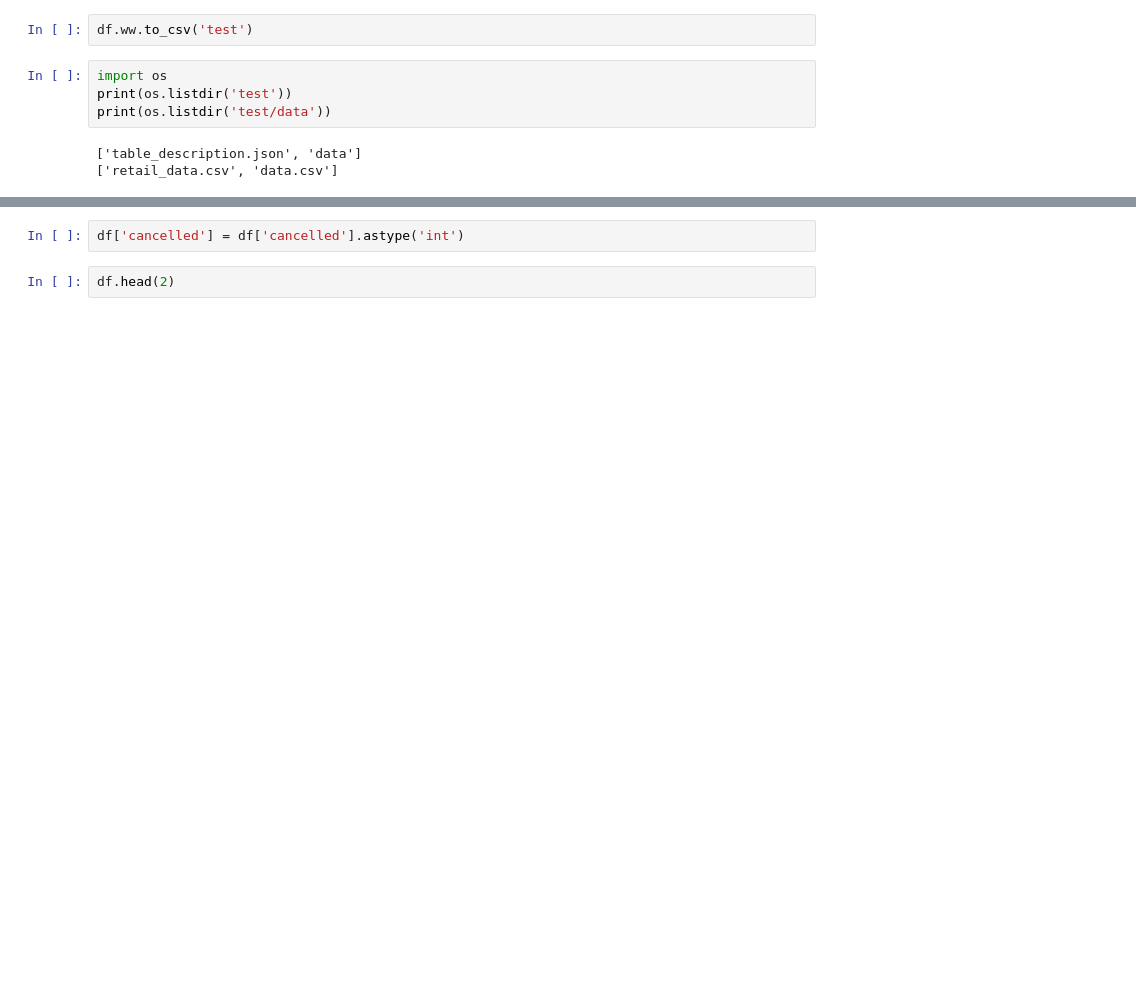
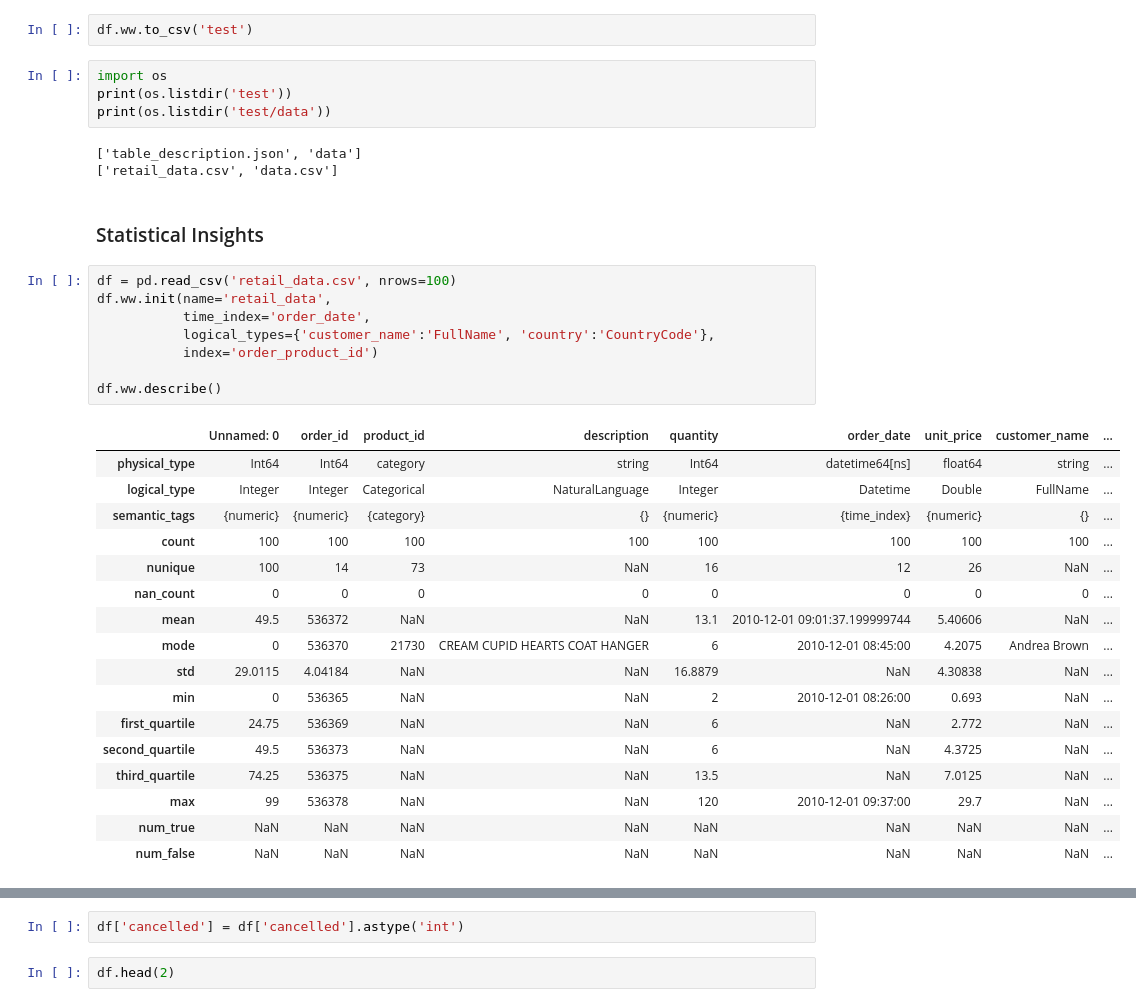
Before and after one commit to alteryx/woodwork, a Jupyter notebook: WorkingExample.ipynb, the cells around one changed output, grey strips where cells are left out. Cells and saved outputs as stored; diff of their text form; blank space fills up the shorter version.

Commit message:
Add DataTable exmaples to working example

```diff
--- a/WorkingExample.ipynb
+++ b/WorkingExample.ipynb
@@ -220,3 +406,31 @@ print(os.listdir('test/data'))
 # %% [output]
 ['table_description.json', 'data']
 ['retail_data.csv', 'data.csv']
+# %% [markdown]
+### Statistical Insights
+# %%
+df = pd.read_csv('retail_data.csv', nrows=100)
+df.ww.init(name='retail_data',
+           time_index='order_date',
+           logical_types={'customer_name':'FullName', 'country':'CountryCode'},
+           index='order_product_id')
+
+df.ww.describe()
+# %% [output]
+|  | Unnamed: 0 | order_id | product_id | description | quantity | order_date | unit_price | customer_name | ... |
+| physical_type | Int64 | Int64 | category | string | Int64 | datetime64[ns] | float64 | string | ... |
+| logical_type | Integer | Integer | Categorical | NaturalLanguage | Integer | Datetime | Double | FullName | ... |
+| semantic_tags | {numeric} | {numeric} | {category} | {} | {numeric} | {time_index} | {numeric} | {} | ... |
+| count | 100 | 100 | 100 | 100 | 100 | 100 | 100 | 100 | ... |
+| nunique | 100 | 14 | 73 | NaN | 16 | 12 | 26 | NaN | ... |
+| nan_count | 0 | 0 | 0 | 0 | 0 | 0 | 0 | 0 | ... |
+| mean | 49.5 | 536372 | NaN | NaN | 13.1 | 2010-12-01 09:01:37.199999744 | 5.40606 | NaN | ... |
+| mode | 0 | 536370 | 21730 | CREAM CUPID HEARTS COAT HANGER | 6 | 2010-12-01 08:45:00 | 4.2075 | Andrea Brown | ... |
+| std | 29.0115 | 4.04184 | NaN | NaN | 16.8879 | NaN | 4.30838 | NaN | ... |
+| min | 0 | 536365 | NaN | NaN | 2 | 2010-12-01 08:26:00 | 0.693 | NaN | ... |
+| first_quartile | 24.75 | 536369 | NaN | NaN | 6 | NaN | 2.772 | NaN | ... |
+| second_quartile | 49.5 | 536373 | NaN | NaN | 6 | NaN | 4.3725 | NaN | ... |
+| third_quartile | 74.25 | 536375 | NaN | NaN | 13.5 | NaN | 7.0125 | NaN | ... |
+| max | 99 | 536378 | NaN | NaN | 120 | 2010-12-01 09:37:00 | 29.7 | NaN | ... |
+| num_true | NaN | NaN | NaN | NaN | NaN | NaN | NaN | NaN | ... |
+| num_false | NaN | NaN | NaN | NaN | NaN | NaN | NaN | NaN | ... |
```
Also changed, not shown: parts of 59 cells of this notebook, 1 other file.
